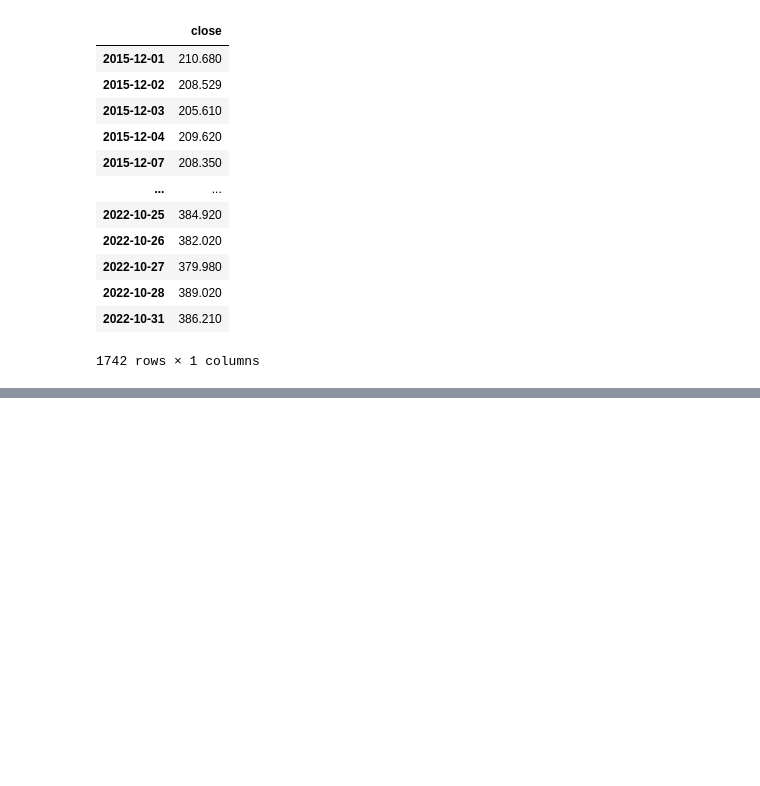
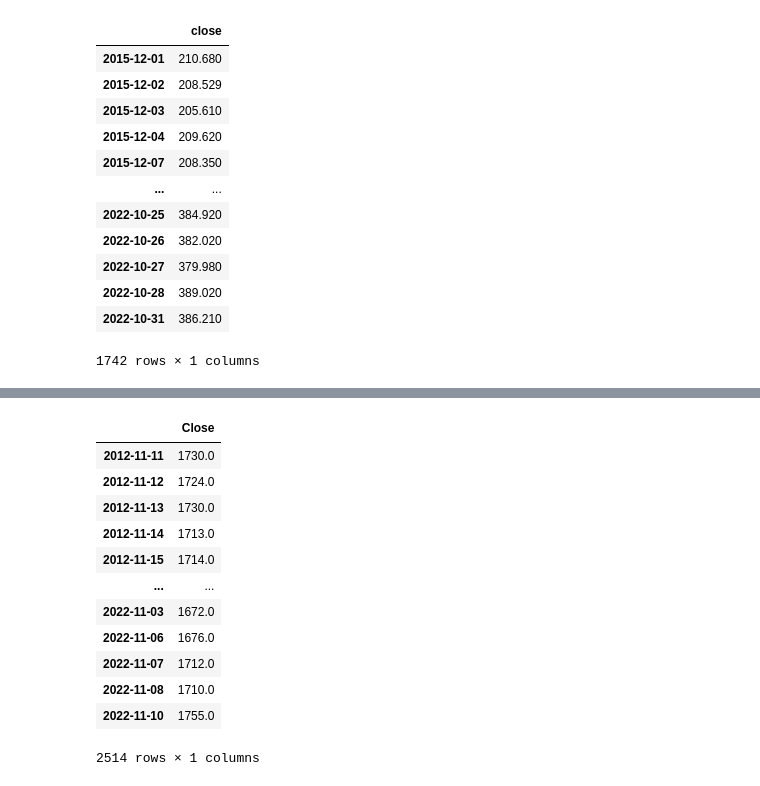
Before and after one commit to Olegreg762/group_project_1, a Jupyter notebook: BTC analysis.ipynb, the cells around one changed output, grey strips where cells are left out. Saved outputs shown, nothing was run; the diff lists cells and outputs as text; code cells hidden in the pictures; blank space fills up the shorter version.

Commit message:
read in gold csv & plot ,ploted agg for gold & SPY

```diff
--- a/BTC analysis.ipynb
+++ b/BTC analysis.ipynb
@@ -61,3 +65,24 @@ SPY_plot = SPY.hvplot(
 SPY_plot
 # %% [output]
 [interactive output not drawn]
+# %%
+# Read csv file for Gold price, set index as date and round prices
+gold = pd.read_csv('./Gold_Historical.csv').set_index('Date').round()
+# Convert index Date to year/month/day
+gold.index = pd.to_datetime(gold.index)
+gold.index = gold.index.date
+gold
+# %% [output]
+|  | Close |
+| 2012-11-11 | 1730.0 |
+| 2012-11-12 | 1724.0 |
+| 2012-11-13 | 1730.0 |
+| 2012-11-14 | 1713.0 |
+| 2012-11-15 | 1714.0 |
+| ... | ... |
+| 2022-11-03 | 1672.0 |
+| 2022-11-06 | 1676.0 |
+| 2022-11-07 | 1712.0 |
+| 2022-11-08 | 1710.0 |
+| 2022-11-10 | 1755.0 |
+2514 rows × 1 columns
```
Also changed, not shown: parts of 9 cells of this notebook.
